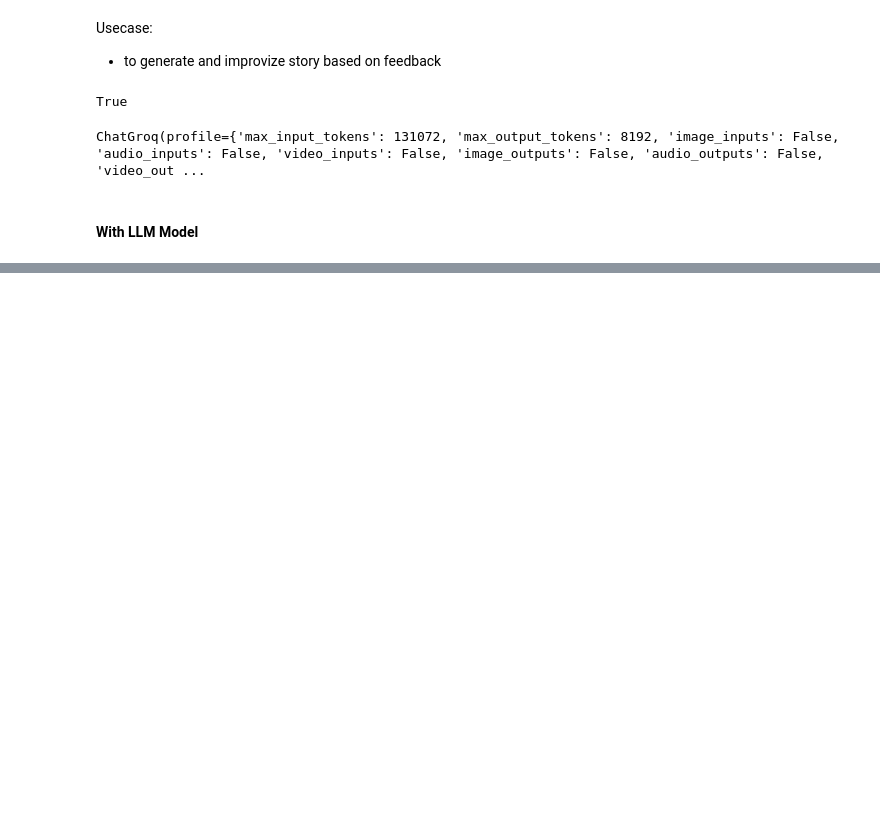
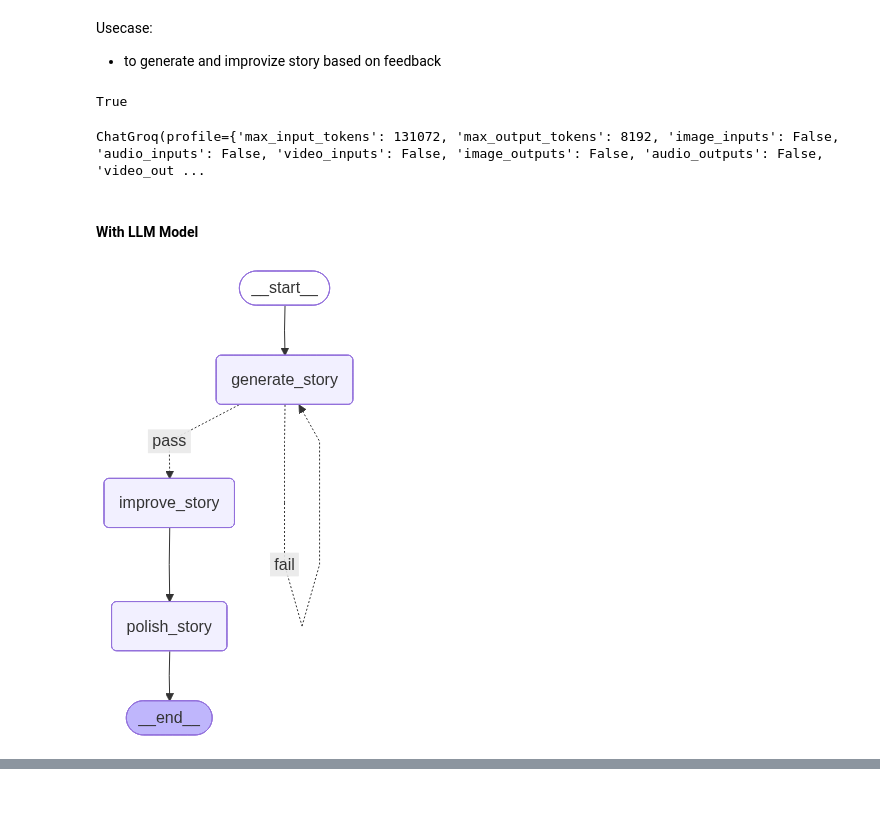
Before and after one commit to NarnindiMounica/Agentic_AI, a Jupyter notebook: Different_Workflows_In_Langgraph/prompt_chaining.ipynb, the cells around one changed output, grey strips where cells are left out. Drawn from its saved outputs; the diff is of its cells as text; code cells hidden in the pictures; blank space fills up the shorter version.

```diff
--- a/Different_Workflows_In_Langgraph/prompt_chaining.ipynb
+++ b/Different_Workflows_In_Langgraph/prompt_chaining.ipynb
@@ -30,9 +30,9 @@ from langgraph.graph import START, END, StateGraph
 
 class StoryState(TypedDict):
     topic: str
-    story: str
-    improved_story: str
-    final_story: str
+    story: str = ""
+    improved_story: str=""
+    final_story: str = ""
 # %%
 #defining story generating node
 
@@ -44,9 +44,9 @@ def generate_story(state:StoryState):
 
 #defining decision node to route based on condition
 
-def judge_Story(state: StoryState):
+def judge_story(state: StoryState):
     "this function judegs the story generated"
-    if '?' or '!' in state['story'] :
+    if '?' in state['story'] or '!' in state['story']:
         return "fail"
     else:
         return "pass"
@@ -69,4 +69,18 @@ def polish_story(state:StoryState):
 # %%
 #defining graph nodes and edges and workflow
 
-graph = StateGraph
+graph = StateGraph(StoryState)
+
+graph.add_node("generate_story", generate_story)
+graph.add_node("improve_story", improve_story)
+graph.add_node("polish_story", polish_story)
+
+graph.add_edge(START, "generate_story")
+graph.add_conditional_edges("generate_story", judge_story, {"pass": "improve_story", "fail":"generate_story"})
+graph.add_edge("improve_story", "polish_story")
+graph.add_edge("polish_story", END)
+
+graph_builder = graph.compile()
+graph_builder
+# %% [output]
+[figure, added]
```
Also changed, not shown: parts of 2 cells of this notebook.
